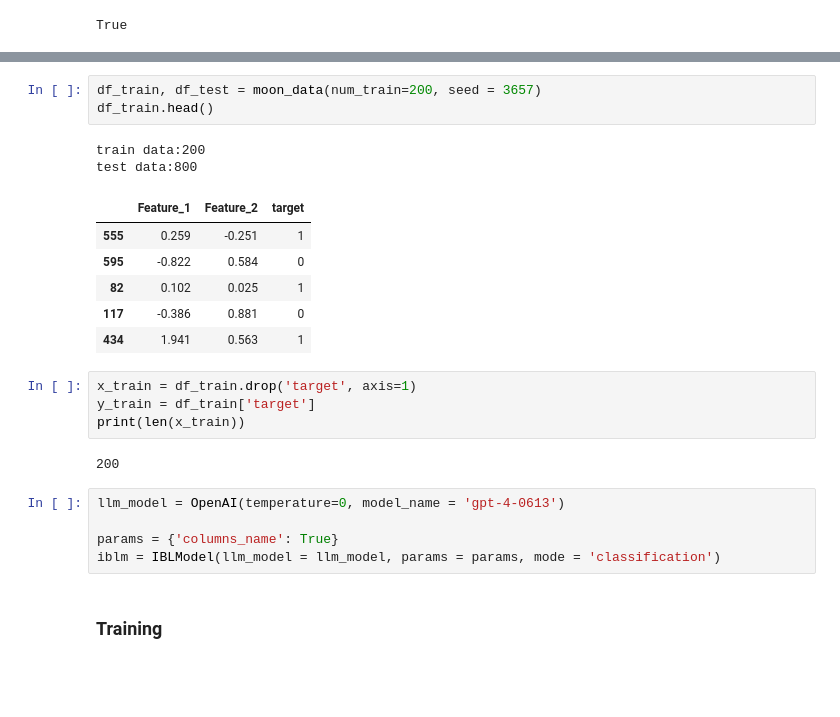
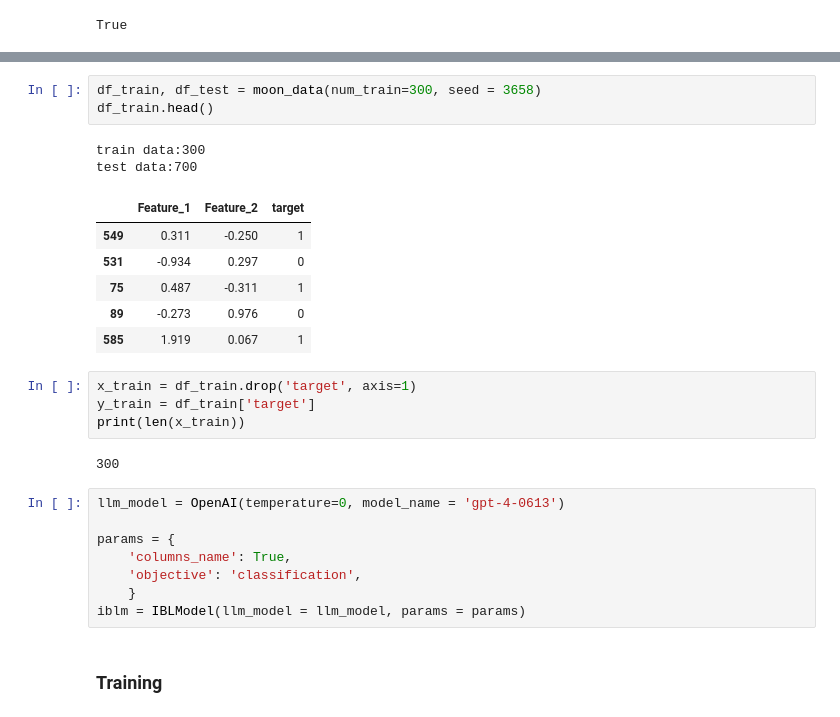
Before and after one commit to fuyu-quant/IBLM, a Jupyter notebook: notebooks/ibl/iblmodel_moon.ipynb, the cells around one changed output, grey strips where cells are left out. Saved outputs shown, nothing was run; the diff lists cells and outputs as text; blank space fills up the shorter version.

```diff
--- a/notebooks/ibl/iblmodel_moon.ipynb
+++ b/notebooks/ibl/iblmodel_moon.ipynb
@@ -36,26 +34,29 @@ ModuleNotFoundError: No module named 'iblm.iblmodel.iblm_classifier'
 # %%
-df_train, df_test = moon_data(num_train=200, seed = 3657)
+df_train, df_test = moon_data(num_train=300, seed = 3658)
 df_train.head()
 # %% [output]
-train data:200
-test data:800
+train data:300
+test data:700
 |  | Feature_1 | Feature_2 | target |
-| 555 | 0.259 | -0.251 | 1 |
-| 595 | -0.822 | 0.584 | 0 |
-| 82 | 0.102 | 0.025 | 1 |
-| 117 | -0.386 | 0.881 | 0 |
-| 434 | 1.941 | 0.563 | 1 |
+| 549 | 0.311 | -0.250 | 1 |
+| 531 | -0.934 | 0.297 | 0 |
+| 75 | 0.487 | -0.311 | 1 |
+| 89 | -0.273 | 0.976 | 0 |
+| 585 | 1.919 | 0.067 | 1 |
 # %%
 x_train = df_train.drop('target', axis=1)
 y_train = df_train['target']
 print(len(x_train))
 # %% [output]
-200
+300
 # %%
 llm_model = OpenAI(temperature=0, model_name = 'gpt-4-0613')
 
-params = {'columns_name': True}
-iblm = IBLModel(llm_model = llm_model, params = params, mode = 'classification')
+params = {
+    'columns_name': True,
+    'objective': 'classification',
+    }
+iblm = IBLModel(llm_model = llm_model, params = params)
 # %% [markdown]
 ### Training
 # %%
```
Also changed, not shown: parts of 6 cells of this notebook, 3 other files.
